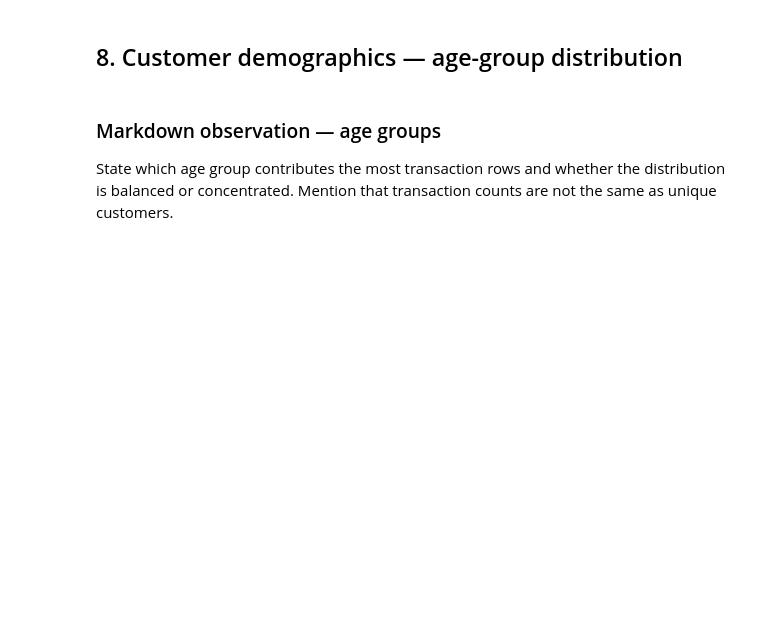
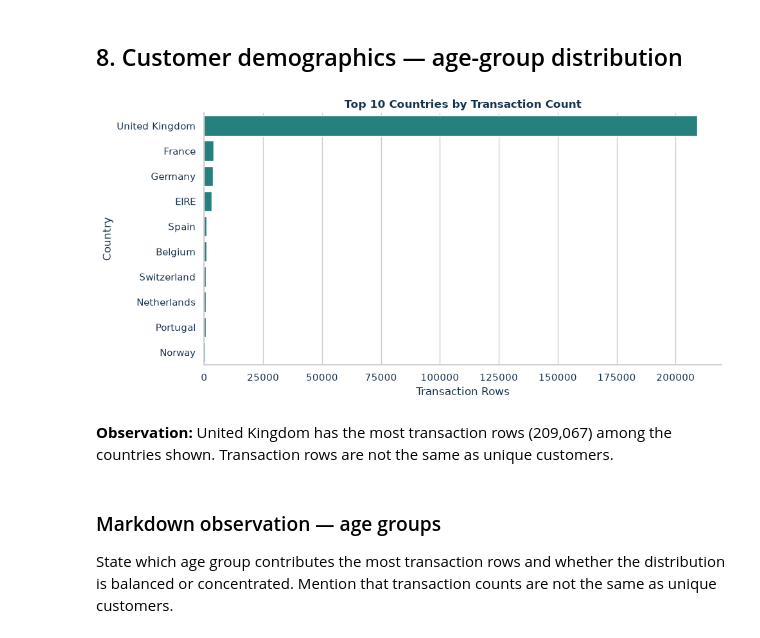
Before and after one commit to santhya27/OIBSIP, a Jupyter notebook: DataAnalytics-Level1-Task1-RetailRadar/Retail_Radar_EDA_Project/Retail_Radar_EDA.ipynb, the cells around one changed output. Cells and saved outputs as stored; diff of their text form; code cells hidden in the pictures; blank space fills up the shorter version.

```diff
--- a/DataAnalytics-Level1-Task1-RetailRadar/Retail_Radar_EDA_Project/Retail_Radar_EDA.ipynb
+++ b/DataAnalytics-Level1-Task1-RetailRadar/Retail_Radar_EDA_Project/Retail_Radar_EDA.ipynb
@@ -322,22 +475,41 @@ Record the best and weakest quarters from the generated note, then describe whet
 # %% [markdown]
 ## 8. Customer demographics — age-group distribution
 # %%
-age_counts = df["age_group"].value_counts().reindex(age_labels + ["Unknown"], fill_value=0)
-fig, ax = plt.subplots(figsize=(10, 5.5))
-sns.barplot(x=age_counts.index, y=age_counts.values, color=TEAL, ax=ax)
-ax.set_title("Who Is Shopping? Transaction Count by Age Group", loc="left", fontsize=15, pad=12)
-ax.set_xlabel("Customer age group")
-ax.set_ylabel("Transaction rows")
-ax.tick_params(axis="x", rotation=20)
+
+
+# 8. Customer analysis — top countries
+# This dataset has Country, but no customer age.
+
+if "country" not in df.columns:
+    raise ValueError("Country column is missing. Check the data-cleaning cell.")
+
+country_counts = df["country"].dropna().value_counts().head(10)
+
+fig, ax = plt.subplots(figsize=(10, 5))
+sns.barplot(
+    x=country_counts.values,
+    y=country_counts.index,
+    ax=ax
+)
+
+ax.set_title("Top 10 Countries by Transaction Count")
+ax.set_xlabel("Transaction Rows")
+ax.set_ylabel("Country")
 ax.spines[["top", "right"]].set_visible(False)
-for p in ax.patches:
-    ax.annotate(f"{int(p.get_height())}", (p.get_x()+p.get_width()/2, p.get_height()), ha="center", va="bottom", fontsize=9, xytext=(0, 3), textcoords="offset points")
-fig.tight_layout()
-fig.savefig(FIGURE_DIR / "03_age_group_distribution.png", dpi=220, bbox_inches="tight")
+
+plt.tight_layout()
+fig.savefig(FIGURE_DIR / "03_country_distribution.png",
+            dpi=220, bbox_inches="tight")
 plt.show()
 
-largest_age_group = age_counts.idxmax()
-display(Markdown(f"**Data-backed observation:** The most represented age group by transaction count was **{largest_age_group}** ({int(age_counts.max()):,} rows). This chart counts transactions, not unique people or spending; use the revenue-by-group summary later before deciding which group is most valuable."))
+display(Markdown(
+    f"**Observation:** {country_counts.index[0]} has the most "
+    f"transaction rows ({country_counts.iloc[0]:,}) among the "
+    "countries shown. Transaction rows are not the same as unique customers."
+))
+# %% [output]
+[figure, added]
+**Observation:** United Kingdom has the most transaction rows (209,067) among the countries shown. Transaction rows are not the same as unique customers.
 # %% [markdown]
 ### Markdown observation — age groups
 
```
Also changed, not shown: parts of 19 cells of this notebook.
